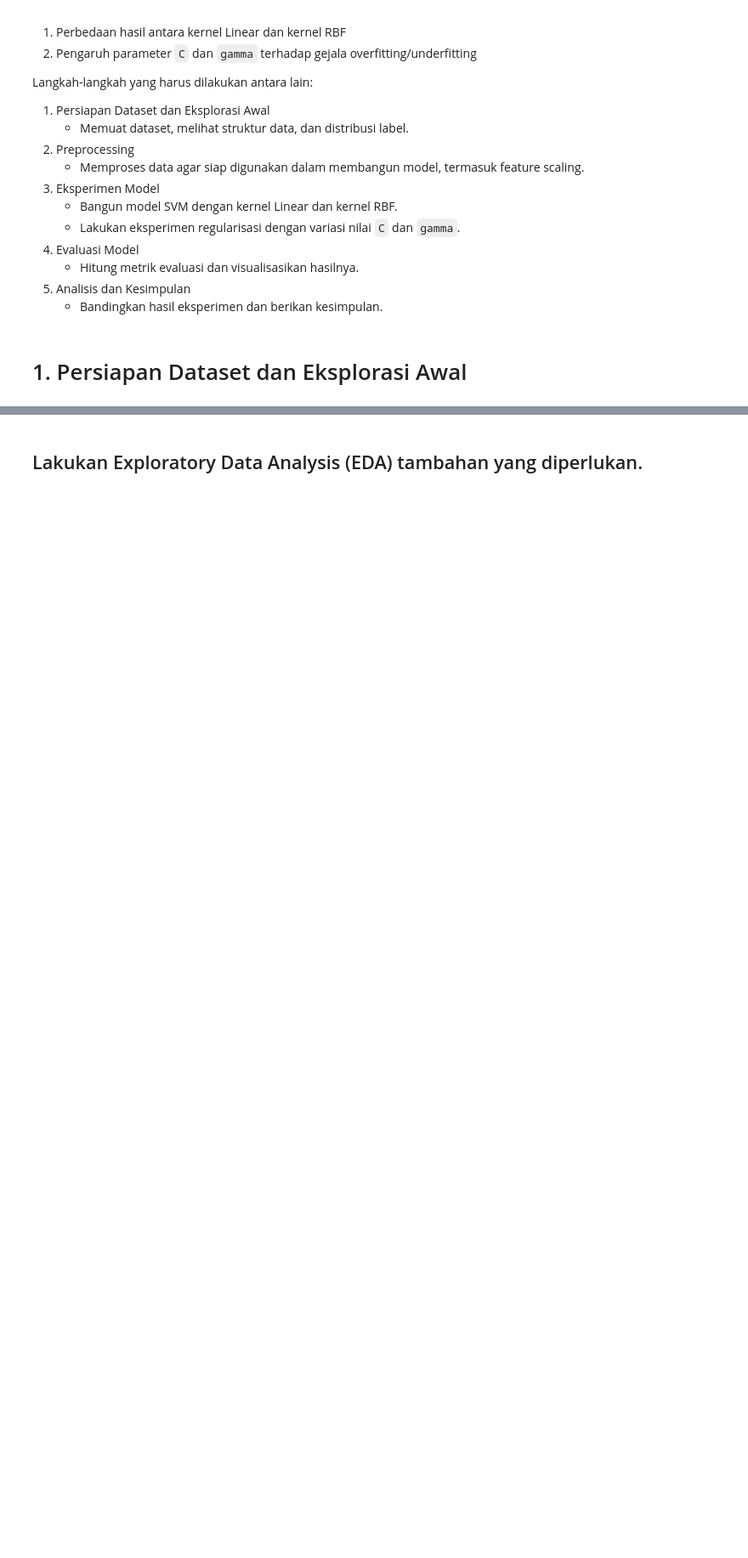
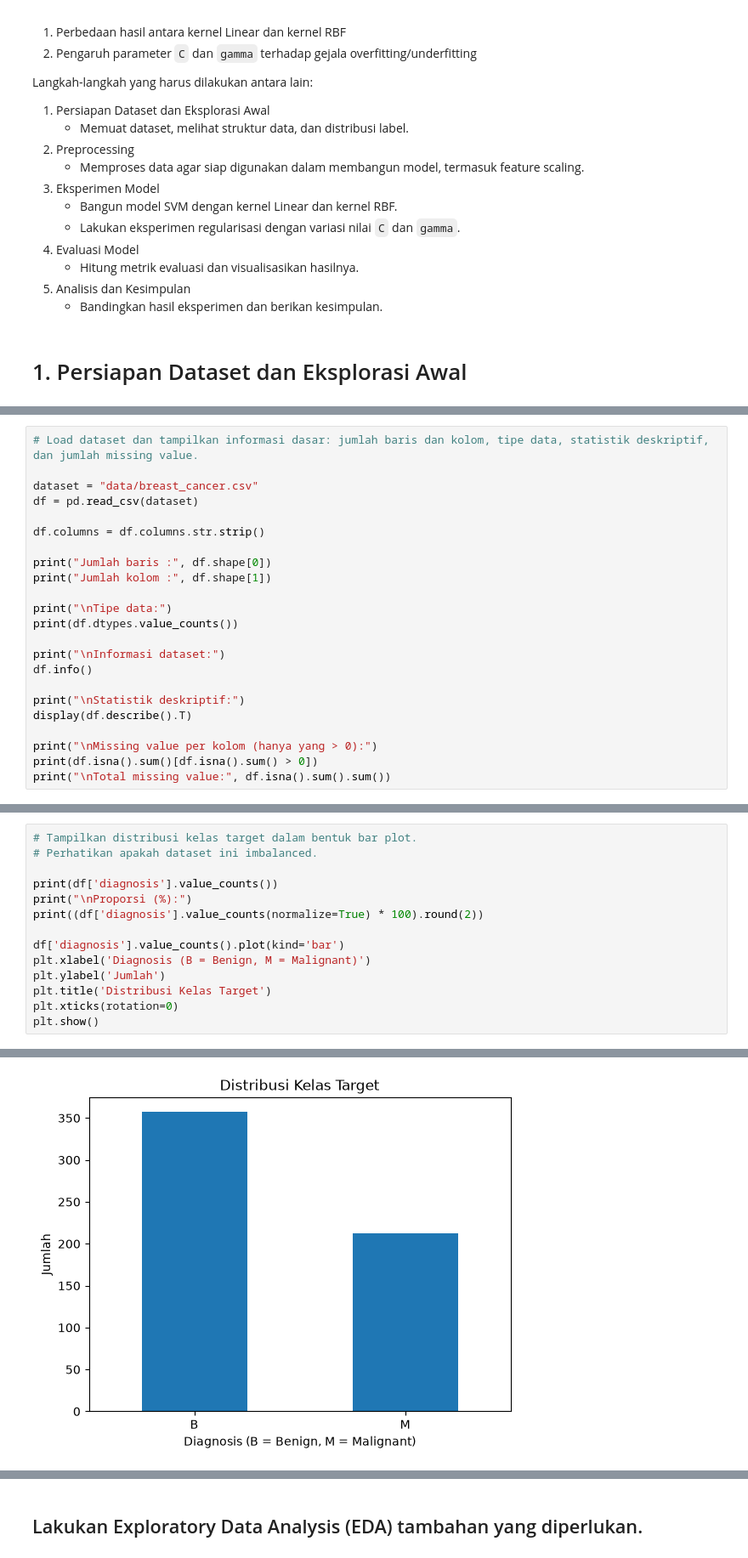
Before and after one commit to liuccio/Modul-Praktikum-ML, a Jupyter notebook: 4. SVM, ANN/SVM_5054251037.ipynb, the cells around one changed output, grey strips where cells are left out. Shown at 85% size. Drawn from its saved outputs; the diff is of its cells as text; blank space fills up the shorter version.

```diff
--- a/4. SVM, ANN/SVM_5054251037.ipynb
+++ b/4. SVM, ANN/SVM_5054251037.ipynb
@@ -38,0 +45,23 @@ Langkah-langkah yang harus dilakukan antara lain:
+# %%
+# Load dataset dan tampilkan informasi dasar: jumlah baris dan kolom, tipe data, statistik deskriptif, dan jumlah missing value.
+
+dataset = "data/breast_cancer.csv"
+df = pd.read_csv(dataset)
+
+df.columns = df.columns.str.strip()
+
+print("Jumlah baris :", df.shape[0])
+print("Jumlah kolom :", df.shape[1])
+
+print("\nTipe data:")
+print(df.dtypes.value_counts())
+
+print("\nInformasi dataset:")
+df.info()
+
+print("\nStatistik deskriptif:")
+display(df.describe().T)
+
+print("\nMissing value per kolom (hanya yang > 0):")
+print(df.isna().sum()[df.isna().sum() > 0])
+print("\nTotal missing value:", df.isna().sum().sum())
@@ -38,0 +108,15 @@ Langkah-langkah yang harus dilakukan antara lain:
+# %%
+# Tampilkan distribusi kelas target dalam bentuk bar plot.
+# Perhatikan apakah dataset ini imbalanced.
+
+print(df['diagnosis'].value_counts())
+print("\nProporsi (%):")
+print((df['diagnosis'].value_counts(normalize=True) * 100).round(2))
+
+df['diagnosis'].value_counts().plot(kind='bar')
+plt.xlabel('Diagnosis (B = Benign, M = Malignant)')
+plt.ylabel('Jumlah')
+plt.title('Distribusi Kelas Target')
+plt.xticks(rotation=0)
+plt.show()
+# %% [output]
@@ -39,3 +133,4 @@ Langkah-langkah yang harus dilakukan antara lain:
+[figure, added]
 # %%
 # Tampilkan distribusi atau hubungan antar fitur (histogram, boxplot, atau pairplot), dibedakan berdasarkan kelas target.
 # Ini membantu melihat apakah ada fitur yang punya batas pemisah yang jelas (linear) antar kelas, atau justru tumpang tindih.
```
Also changed, not shown: parts of 31 cells of this notebook.
